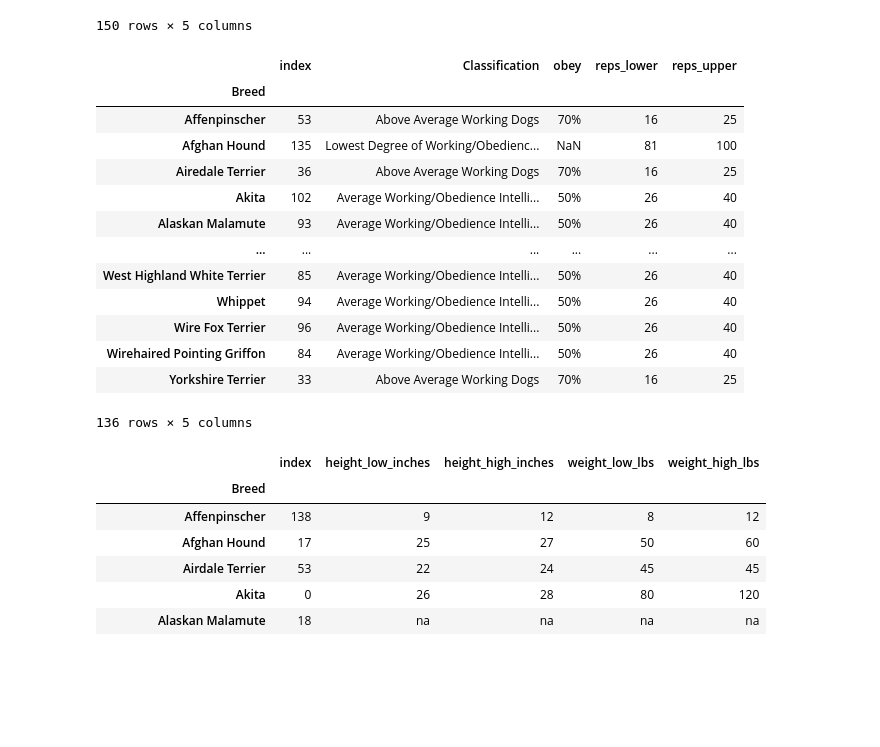
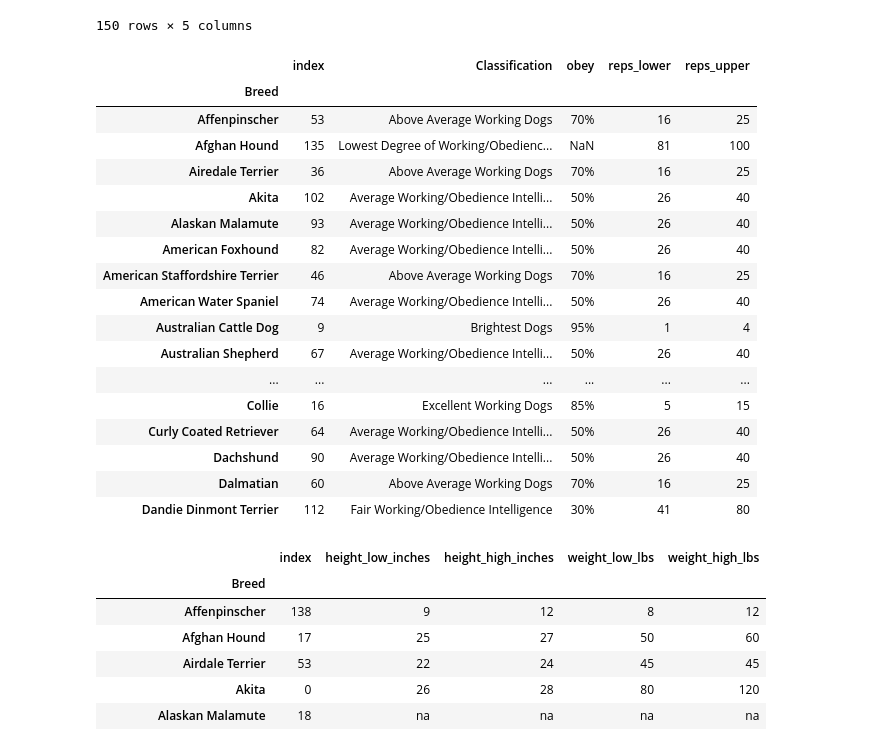
Before and after one commit to Sua95/pandas_project, a Jupyter notebook: dogs_inteligence/Untitled.ipynb, the cells around one changed output. Cells and saved outputs as stored; diff of their text form; code cells hidden in the pictures; blank space fills up the shorter version.

```diff
--- a/dogs_inteligence/Untitled.ipynb
+++ b/dogs_inteligence/Untitled.ipynb
@@ -2,13 +2,13 @@
 import pandas as pd
 import numpy as np
 
-int_df = pd.read_csv("dog_intelligence.csv")
+df = pd.read_csv("dog_intelligence.csv")
 size_df = pd.read_csv("AKC Breed Info.csv")
 
 
-int_df.set_index('Breed', inplace = True)
+df.set_index('Breed', inplace = True)
 
-int_df
+df
 # %% [output]
 |  | index | Classification | obey | reps_lower | reps_upper |
 | Breed |  |  |  |  |  |
@@ -44,23 +44,27 @@ size_df
 | Yorkshire Terrier | 149 | 8 | 8 | 3 | 7 |
 150 rows × 5 columns
 # %%
-int_df.sort_index(inplace=True)
-int_df
+df.sort_index(inplace=True)
+df.head(50)
 # %% [output]
 |  | index | Classification | obey | reps_lower | reps_upper |
 | Breed |  |  |  |  |  |
 | Affenpinscher | 53 | Above Average Working Dogs | 70% | 16 | 25 |
 | Afghan Hound | 135 | Lowest Degree of Working/Obedienc... | NaN | 81 | 100 |
 | Airedale Terrier | 36 | Above Average Working Dogs | 70% | 16 | 25 |
 | Akita | 102 | Average Working/Obedience Intelli... | 50% | 26 | 40 |
 | Alaskan Malamute | 93 | Average Working/Obedience Intelli... | 50% | 26 | 40 |
+| American Foxhound | 82 | Average Working/Obedience Intelli... | 50% | 26 | 40 |
+| American Staffordshire Terrier | 46 | Above Average Working Dogs | 70% | 16 | 25 |
+| American Water Spaniel | 74 | Average Working/Obedience Intelli... | 50% | 26 | 40 |
+| Australian Cattle Dog | 9 | Brightest Dogs | 95% | 1 | 4 |
+| Australian Shepherd | 67 | Average Working/Obedience Intelli... | 50% | 26 | 40 |
 | ... | ... | ... | ... | ... | ... |
-| West Highland White Terrier | 85 | Average Working/Obedience Intelli... | 50% | 26 | 40 |
-| Whippet | 94 | Average Working/Obedience Intelli... | 50% | 26 | 40 |
-| Wire Fox Terrier | 96 | Average Working/Obedience Intelli... | 50% | 26 | 40 |
-| Wirehaired Pointing Griffon | 84 | Average Working/Obedience Intelli... | 50% | 26 | 40 |
-| Yorkshire Terrier | 33 | Above Average Working Dogs | 70% | 16 | 25 |
+| Collie | 16 | Excellent Working Dogs | 85% | 5 | 15 |
+| Curly Coated Retriever | 64 | Average Working/Obedience Intelli... | 50% | 26 | 40 |
+| Dachshund | 90 | Average Working/Obedience Intelli... | 50% | 26 | 40 |
+| Dalmatian | 60 | Above Average Working Dogs | 70% | 16 | 25 |
+| Dandie Dinmont Terrier | 112 | Fair Working/Obedience Intelligence | 30% | 41 | 80 |
-136 rows × 5 columns
 # %%
 size_df.sort_index(inplace=True)
 size_df
```
Also changed, not shown: parts of 10 cells of this notebook, 1 other file.
